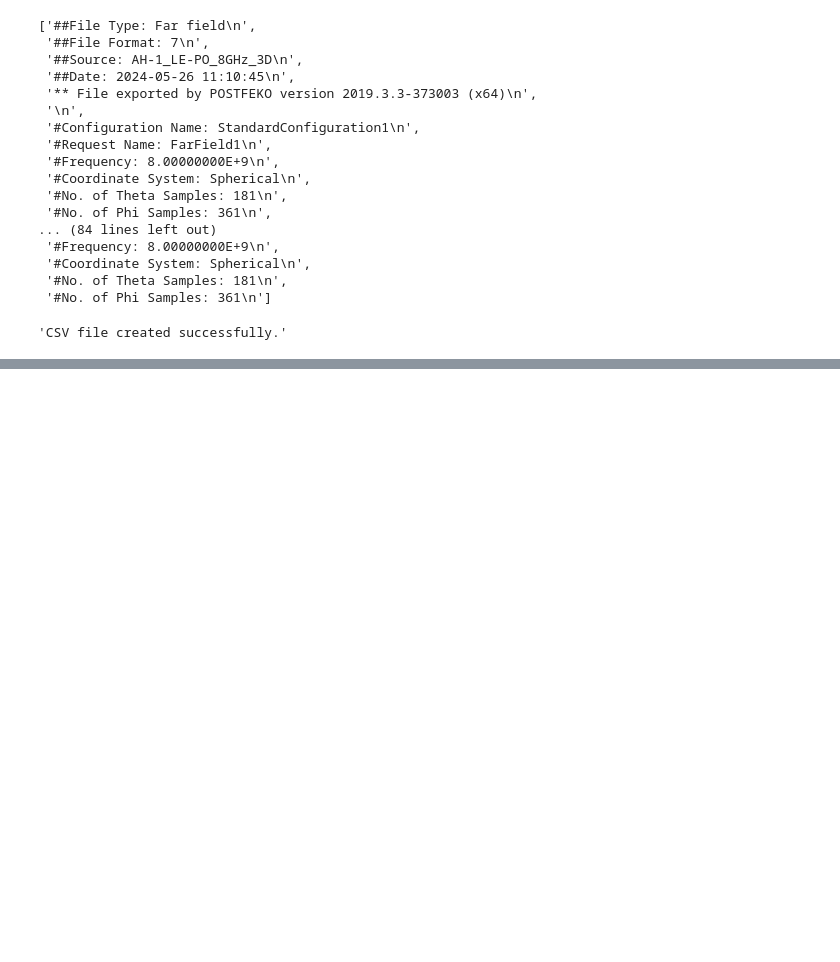
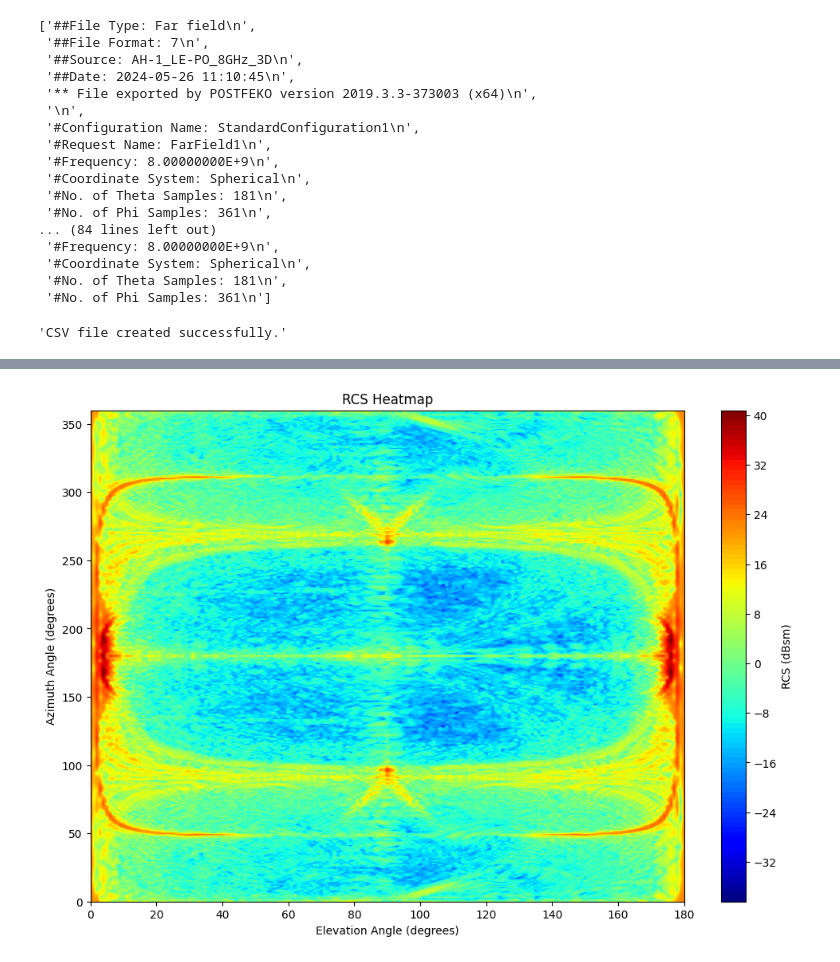
Before and after one commit to BrilliantCarrot/lwj_ws, a Jupyter notebook: radar/ffeEdit.ipynb, the cells around one changed output, grey strips where cells are left out. Drawn from its saved outputs; the diff is of its cells as text; code cells hidden in the pictures; blank space fills up the shorter version.

```diff
--- a/radar/ffeEdit.ipynb
+++ b/radar/ffeEdit.ipynb
@@ -88,0 +155,24 @@ process_and_save_ffe_to_csv(ffe_file_path, output_csv_path)
+# %%
+# 합쳐진 결과물 csv 파일을 시각화
+
+# Load the CSV file
+file_path = 'C:/Users/leeyj/lab_ws/data/radar/Shahed/Shahed136_PO_3D_1_9GHz_FFE.csv'
+df = pd.read_csv(file_path)
+
+# Reshape the data into a 2D grid for plotting
+elevation_angles = df['Elevation Angle (degrees)'].unique()
+azimuth_angles = df['Azimuth Angle (degrees)'].unique()
+
+# Create a pivot table to reshape the data for the heatmap
+pivot_table = df.pivot(index='Azimuth Angle (degrees)', columns='Elevation Angle (degrees)', values='RCS (dBsm)')
+
+# Create the plot
+plt.figure(figsize=(12, 8))
+plt.contourf(pivot_table.columns, pivot_table.index, pivot_table.values, levels=100, cmap='jet')
+plt.colorbar(label='RCS (dBsm)')
+plt.xlabel('Elevation Angle (degrees)')
+plt.ylabel('Azimuth Angle (degrees)')
+plt.title('RCS Heatmap')
+plt.show()
+# %% [output]
+[figure, added]
```
Also changed, not shown: parts of 4 cells of this notebook, 1 other file.
